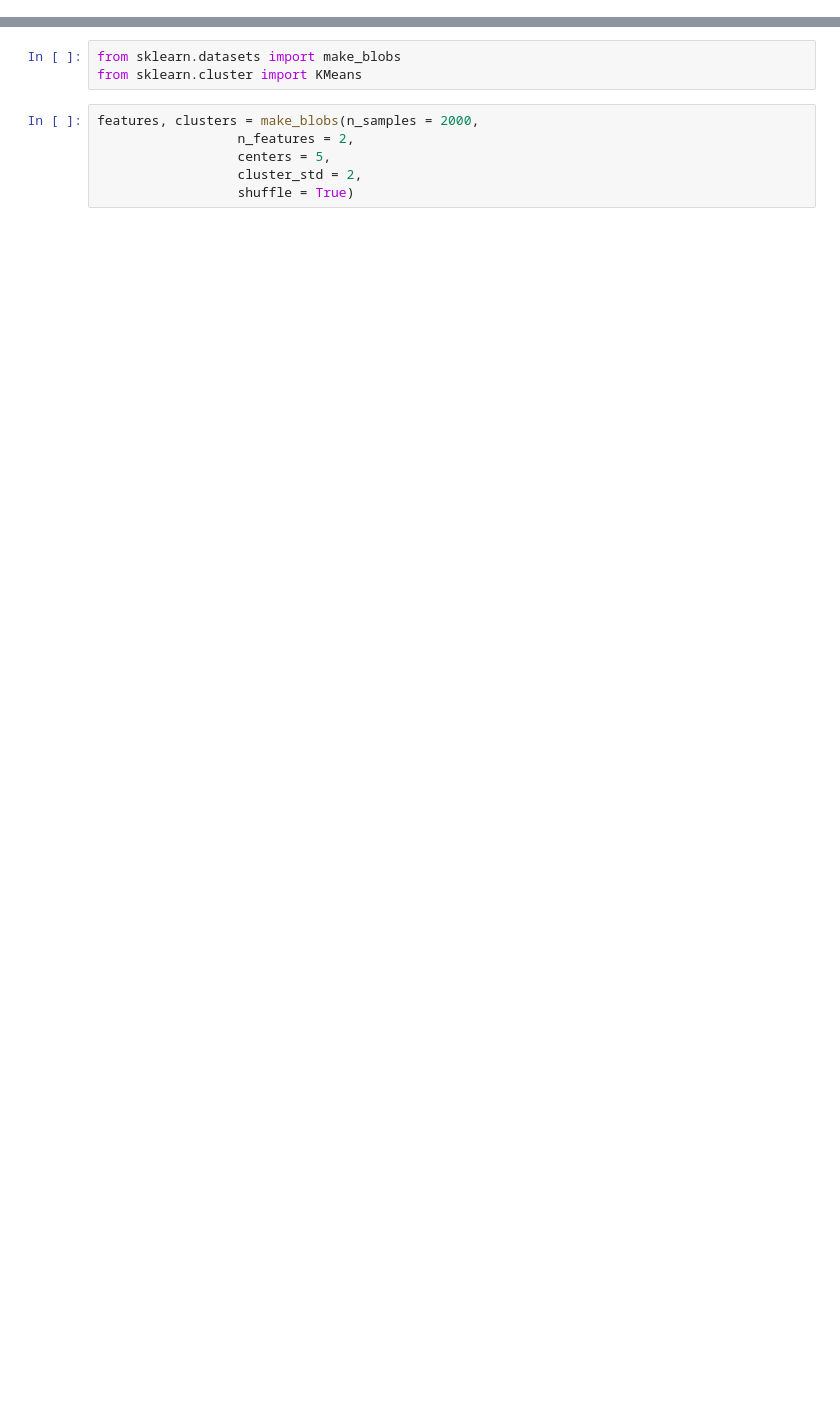
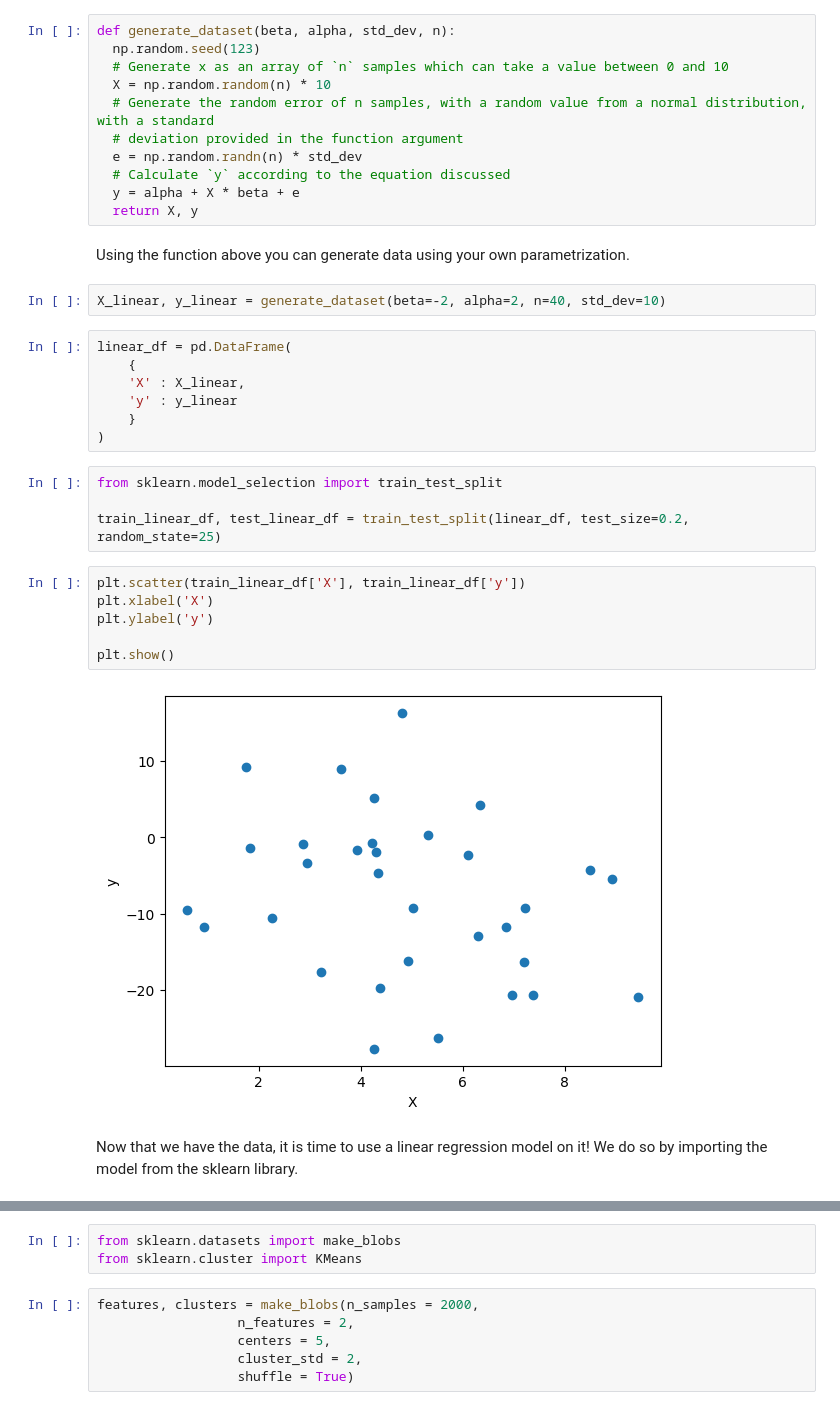
Before and after one commit to strvcom/ds-academy, a Jupyter notebook: lectures/03_lecture/lecture03.ipynb, the cells around one changed output, grey strips where cells are left out. Saved outputs shown, nothing was run; the diff lists cells and outputs as text; blank space fills up the shorter version.

```diff
--- a/lectures/03_lecture/lecture03.ipynb
+++ b/lectures/03_lecture/lecture03.ipynb
@@ -96,0 +20,36 @@ plt.show()
+# %%
+def generate_dataset(beta, alpha, std_dev, n):
+  np.random.seed(123)
+  # Generate x as an array of `n` samples which can take a value between 0 and 10
+  X = np.random.random(n) * 10
+  # Generate the random error of n samples, with a random value from a normal distribution, with a standard
+  # deviation provided in the function argument
+  e = np.random.randn(n) * std_dev
+  # Calculate `y` according to the equation discussed
+  y = alpha + X * beta + e
+  return X, y
+# %% [markdown]
+Using the function above you can generate data using your own parametrization.
+# %%
+X_linear, y_linear = generate_dataset(beta=-2, alpha=2, n=40, std_dev=10)
+# %%
+linear_df = pd.DataFrame(
+    {
+    'X' : X_linear,
+    'y' : y_linear
+    }
+)
+# %%
+from sklearn.model_selection import train_test_split
+
+train_linear_df, test_linear_df = train_test_split(linear_df, test_size=0.2, random_state=25)
+# %%
+plt.scatter(train_linear_df['X'], train_linear_df['y'])
+plt.xlabel('X')
+plt.ylabel('y')
+
+plt.show()
+# %% [output]
+[figure, added]
+# %% [markdown]
+Now that we have the data, it is time to use a linear regression model on it! We do so by importing the model from the sklearn library.
```
Also changed, not shown: parts of 64 cells of this notebook.
